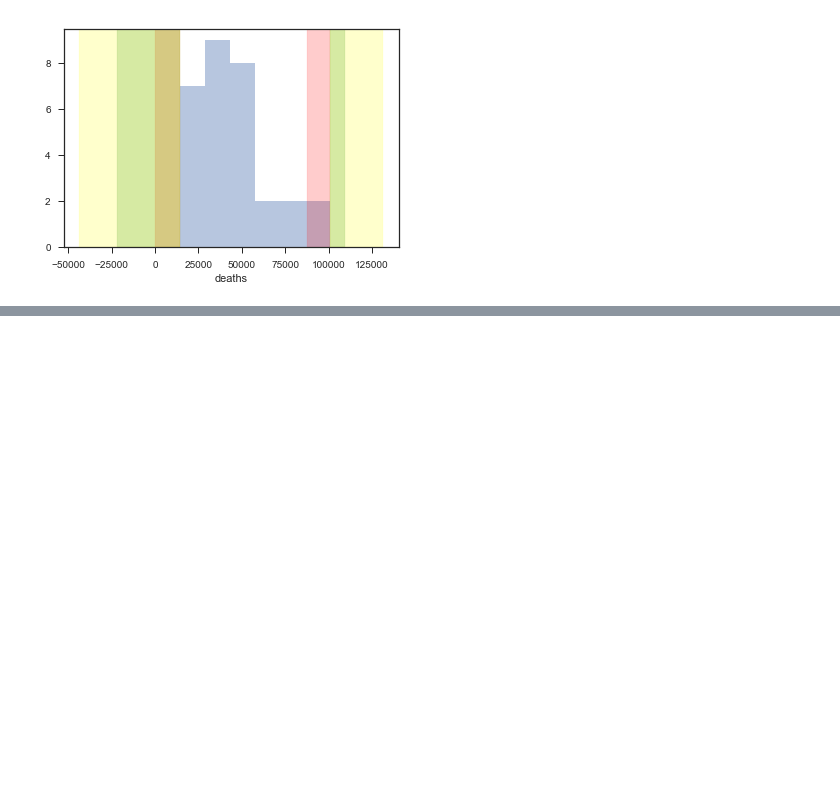
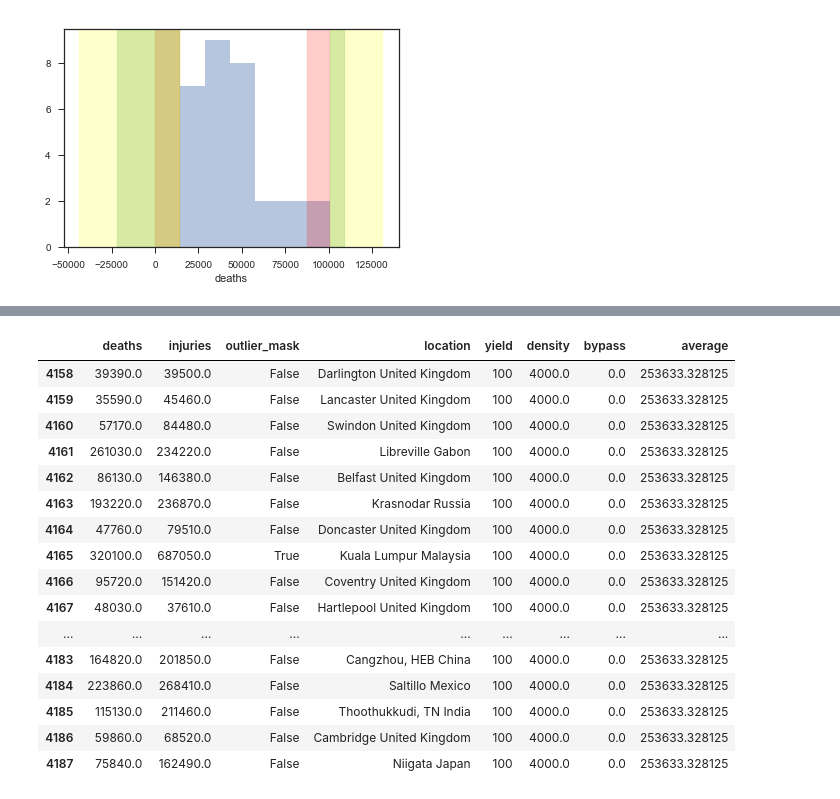
Before and after one commit to zeyadkelani/anamoly-detection, a Jupyter notebook: anamoly_detection_per_density.ipynb, the cells around one changed output, grey strips where cells are left out. Cells and saved outputs as stored; diff of their text form; code cells hidden in the pictures; blank space fills up the shorter version.

Commit message:
outlier oputput

```diff
--- a/anamoly_detection_per_density.ipynb
+++ b/anamoly_detection_per_density.ipynb
@@ -224,0 +214,63 @@ first_df
+# %%
+first_df
+outlier_mask2 = out_std(second_df['deaths'], nstd=2.0)
+second_df.insert(2, "outlier_mask", outlier_mask2)
+# %%
+outlier_mask3 = out_std(third_df['deaths'], nstd=2.0)
+third_df.insert(2, "outlier_mask", outlier_mask2)
+
+outlier_mask4 = out_std(fourth_df['deaths'], nstd=2.0)
+fourth_df.insert(2, "outlier_mask", outlier_mask2)
+
+outlier_mask5 = out_std(fifth_df['deaths'], nstd=2.0)
+fifth_df.insert(2, "outlier_mask", outlier_mask2)
+
+outlier_mask6 = out_std(sixth_df['deaths'], nstd=2.0)
+sixth_df.insert(2, "outlier_mask", outlier_mask2)
+
+#outlier_mask7 = out_std(seventh_df['deaths'], nstd=2.0)
+#seventh_df.insert(2, "outlier_mask", outlier_mask2)
+
+outlier_mask8 = out_std(eighth_df['deaths'], nstd=2.0)
+eighth_df.insert(2, "outlier_mask", outlier_mask2)
+
+outlier_mask9 = out_std(ninth_df['deaths'], nstd=2.0)
+ninth_df.insert(2, "outlier_mask", outlier_mask2)
+
+outlier_mask10 = out_std(tenth_df['deaths'], nstd=2.0)
+tenth_df.insert(2, "outlier_mask", outlier_mask2)
+
+outlier_mask11 = out_std(elevnth_df['deaths'], nstd=2.0)
+elevnth_df.insert(2, "outlier_mask", outlier_mask2)
+
+outlier_mask12 = out_std(twevth_df['deaths'], nstd=2.0)
+twevth_df.insert(2, "outlier_mask", outlier_mask2)
+
+outlier_mask13 = out_std(thirteen_df['deaths'], nstd=2.0)
+thirteen_df.insert(2, "outlier_mask", outlier_mask2)
+
+outlier_mask14 = out_std(fourteen_df['deaths'], nstd=2.0)
+fourteen_df.insert(2, "outlier_mask", outlier_mask2)
+
+outlier_mask15 = out_std(fifteen_df['deaths'], nstd=2.0)
+fifteen_df.insert(2, "outlier_mask", outlier_mask2)
+# %%
+fourth_df
+# %% [output]
+|  | deaths | injuries | outlier_mask | location | yield | density | bypass | average |
+| 4158 | 39390.0 | 39500.0 | False | Darlington United Kingdom | 100 | 4000.0 | 0.0 | 253633.328125 |
+| 4159 | 35590.0 | 45460.0 | False | Lancaster United Kingdom | 100 | 4000.0 | 0.0 | 253633.328125 |
+| 4160 | 57170.0 | 84480.0 | False | Swindon United Kingdom | 100 | 4000.0 | 0.0 | 253633.328125 |
+| 4161 | 261030.0 | 234220.0 | False | Libreville Gabon | 100 | 4000.0 | 0.0 | 253633.328125 |
+| 4162 | 86130.0 | 146380.0 | False | Belfast United Kingdom | 100 | 4000.0 | 0.0 | 253633.328125 |
+| 4163 | 193220.0 | 236870.0 | False | Krasnodar Russia | 100 | 4000.0 | 0.0 | 253633.328125 |
+| 4164 | 47760.0 | 79510.0 | False | Doncaster United Kingdom | 100 | 4000.0 | 0.0 | 253633.328125 |
+| 4165 | 320100.0 | 687050.0 | True | Kuala Lumpur Malaysia | 100 | 4000.0 | 0.0 | 253633.328125 |
+| 4166 | 95720.0 | 151420.0 | False | Coventry United Kingdom | 100 | 4000.0 | 0.0 | 253633.328125 |
+| 4167 | 48030.0 | 37610.0 | False | Hartlepool United Kingdom | 100 | 4000.0 | 0.0 | 253633.328125 |
+| ... | ... | ... | ... | ... | ... | ... | ... | ... |
+| 4183 | 164820.0 | 201850.0 | False | Cangzhou, HEB China | 100 | 4000.0 | 0.0 | 253633.328125 |
+| 4184 | 223860.0 | 268410.0 | False | Saltillo Mexico | 100 | 4000.0 | 0.0 | 253633.328125 |
+| 4185 | 115130.0 | 211460.0 | False | Thoothukkudi, TN India | 100 | 4000.0 | 0.0 | 253633.328125 |
+| 4186 | 59860.0 | 68520.0 | False | Cambridge United Kingdom | 100 | 4000.0 | 0.0 | 253633.328125 |
+| 4187 | 75840.0 | 162490.0 | False | Niigata Japan | 100 | 4000.0 | 0.0 | 253633.328125 |
```
Also changed, not shown: parts of 8 cells of this notebook, 1 other file.
